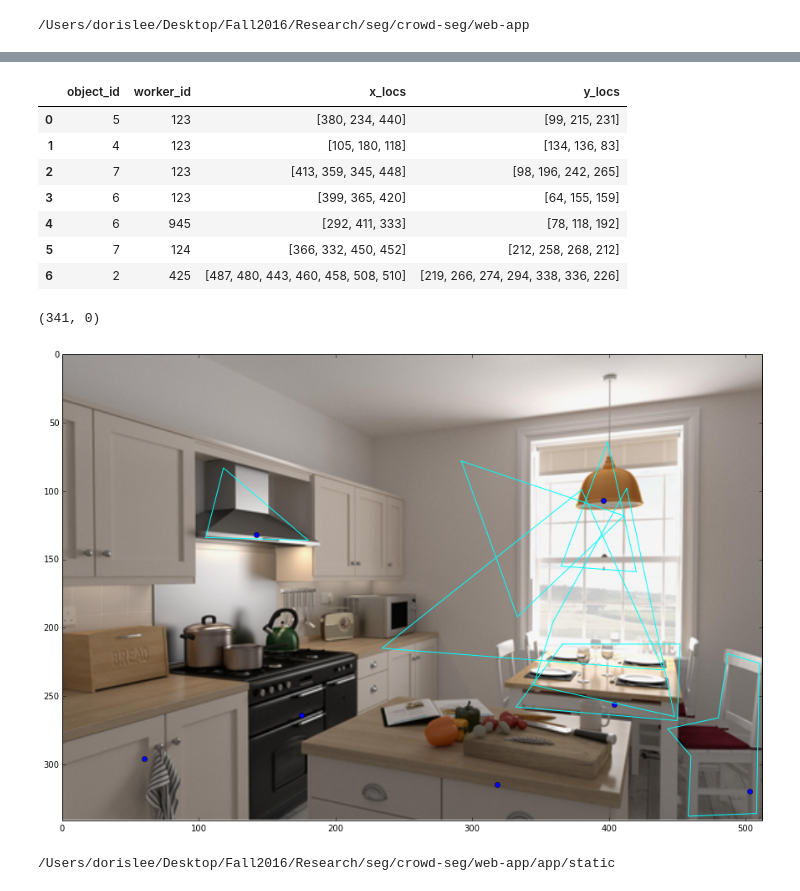
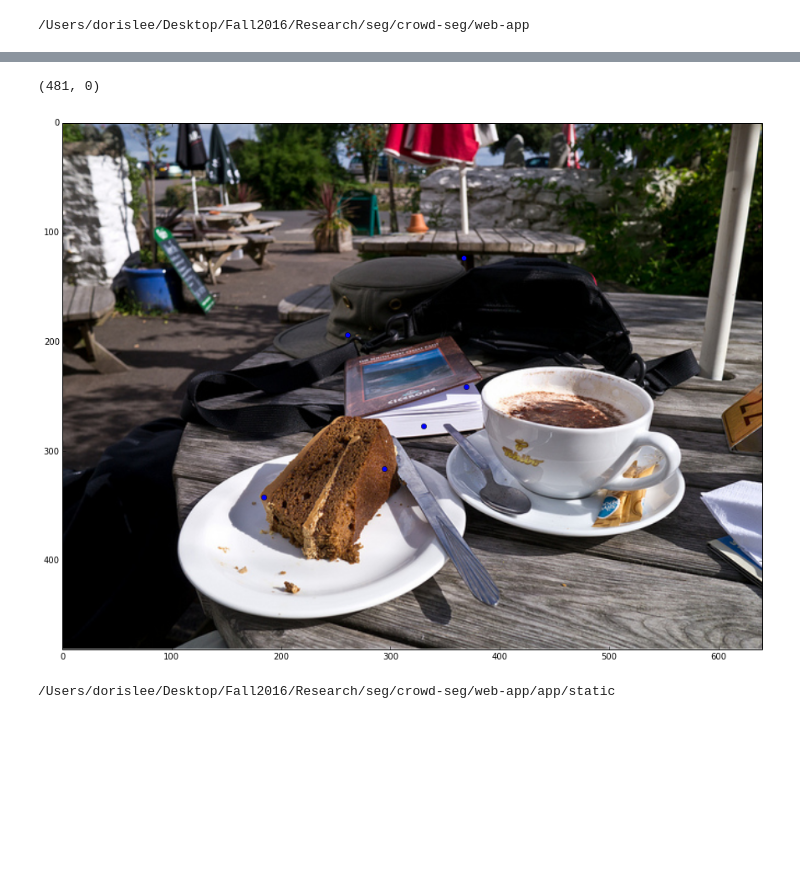
Before and after one commit to dorisjlee/crowd-seg, a Jupyter notebook: analysis/Analyzing Bounding Box.ipynb, the cells around one changed output, grey strips where cells are left out. Drawn from its saved outputs; the diff is of its cells as text; code cells hidden in the pictures; blank space fills up the shorter version.

```diff
--- a/analysis/Analyzing Bounding Box.ipynb
+++ b/analysis/Analyzing Bounding Box.ipynb
@@ -74,34 +40,23 @@ object_tbl
-# %%
-bb_info
-# %% [output]
-|  | object_id | worker_id | x_locs | y_locs |
-| 0 | 5 | 123 | [380, 234, 440] | [99, 215, 231] |
-| 1 | 4 | 123 | [105, 180, 118] | [134, 136, 83] |
-| 2 | 7 | 123 | [413, 359, 345, 448] | [98, 196, 242, 265] |
-| 3 | 6 | 123 | [399, 365, 420] | [64, 155, 159] |
-| 4 | 6 | 945 | [292, 411, 333] | [78, 118, 192] |
-| 5 | 7 | 124 | [366, 332, 450, 452] | [212, 258, 268, 212] |
-| 6 | 2 | 425 | [487, 480, 443, 460, 458, 508, 510] | [219, 266, 274, 294, 338, 336, 226] |
 # %%
 import ast
 # %%
 plt.figure(figsize =(15,15))
 plt.imshow(img)
 width = im.size[0]
 height = im.size[1]
 plt.plot(width*object_tbl["x_loc"],height*object_tbl["y_loc"],'o')
-for bb_path in zip(bb_info["x_locs"],bb_info["y_locs"]):
-    x_locs = ast.literal_eval(bb_path[0])
-    y_locs = ast.literal_eval(bb_path[1])
-    # Append the starting point again in the end to close the BB
-    x_locs.append(x_locs[0])
-    y_locs.append(y_locs[0])
-    plt.plot(x_locs,y_locs,'-',color="cyan")
+# for bb_path in zip(bb_info["x_locs"],bb_info["y_locs"]):
+#     x_locs = ast.literal_eval(bb_path[0])
+#     y_locs = ast.literal_eval(bb_path[1])
+#     # Append the starting point again in the end to close the BB
+#     x_locs.append(x_locs[0])
+#     y_locs.append(y_locs[0])
+#     plt.plot(x_locs,y_locs,'-',color="cyan")
 plt.xlim(0,width)
 plt.ylim(height,0)
 # %% [output]
-(341, 0)
+(481, 0)
-[figure, old version]
+[figure, new version]
 # %%
 #Convert .jpg to .png
 # %%
```
Also changed, not shown: parts of 15 cells of this notebook, 18 other files.
